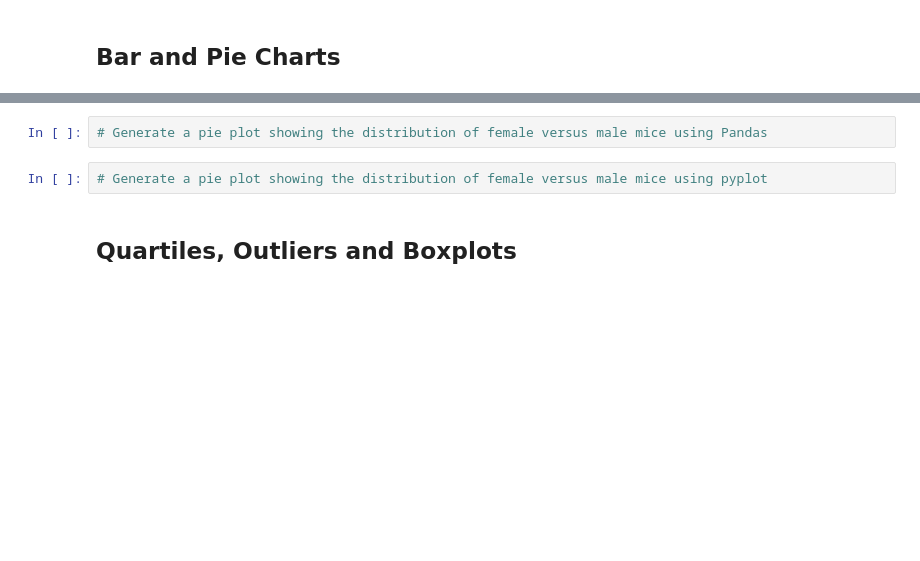
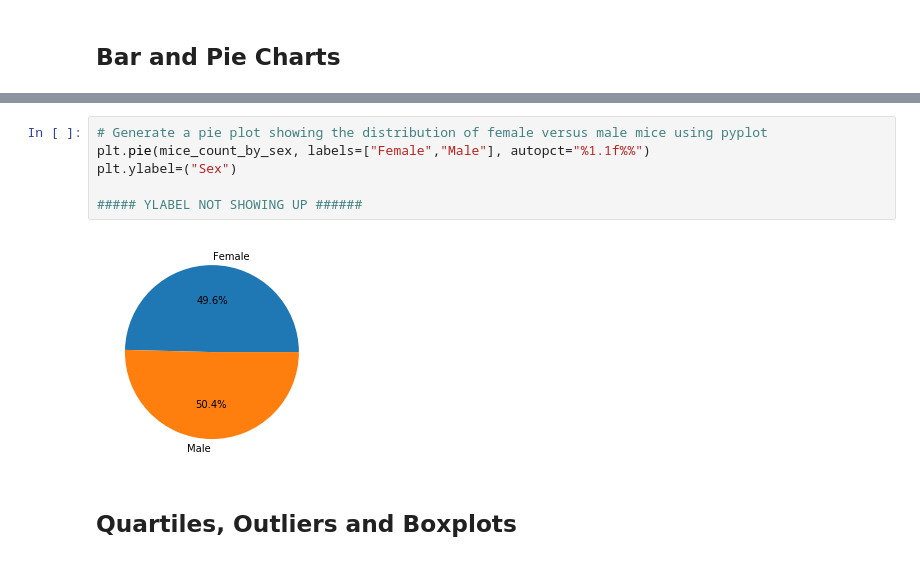
Before and after one commit to zmoloci/Challenge5_Pymaceuticals, a Jupyter notebook: pymaceuticals_starter.ipynb, the cells around one changed output, grey strips where cells are left out. Cells and saved outputs as stored; diff of their text form; blank space fills up the shorter version.

```diff
--- a/pymaceuticals_starter.ipynb
+++ b/pymaceuticals_starter.ipynb
@@ -198,7 +261,11 @@ Zoniferol     53.236507  51.818479  48.533355  6.966589  0.516398
 # %%
-# Generate a pie plot showing the distribution of female versus male mice using Pandas
+# Generate a pie plot showing the distribution of female versus male mice using pyplot
+plt.pie(mice_count_by_sex, labels=["Female","Male"], autopct="%1.1f%%")
+plt.ylabel=("Sex")
+
+##### YLABEL NOT SHOWING UP ######
+# %% [output]
+[figure, added]
-# %%
-# Generate a pie plot showing the distribution of female versus male mice using pyplot
 # %% [markdown]
 ## Quartiles, Outliers and Boxplots
 # %%
```
Also changed, not shown: parts of 8 cells of this notebook.
